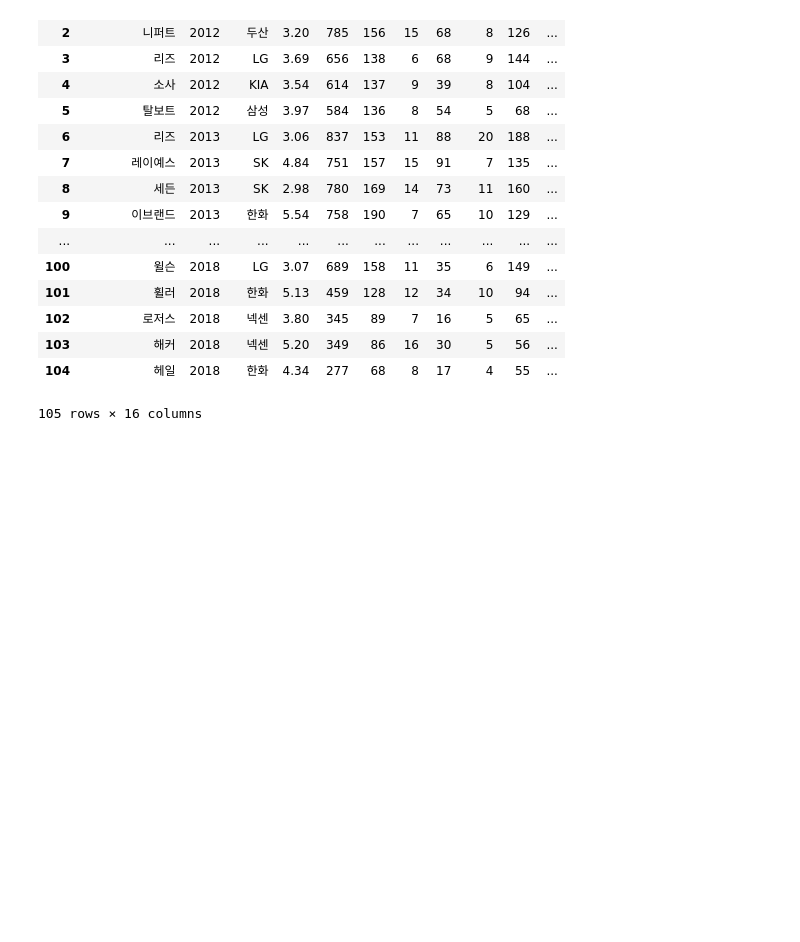
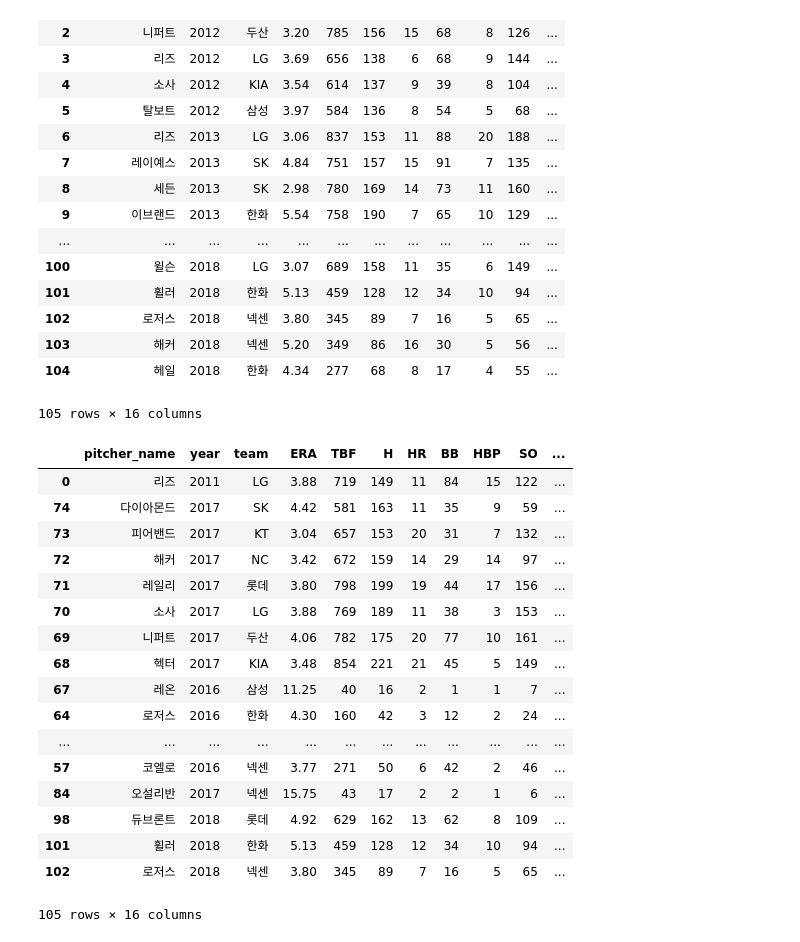
Before and after one commit to sc303030/DataAnalysisStudy, a Jupyter notebook: gyeonghyeon_baseball_01/baseball_2.ipynb, the cells around one changed output. Drawn from its saved outputs; the diff is of its cells as text; code cells hidden in the pictures; blank space fills up the shorter version.

```diff
--- a/gyeonghyeon_baseball_01/baseball_2.ipynb
+++ b/gyeonghyeon_baseball_01/baseball_2.ipynb
@@ -164,3 +161,24 @@ throw_df.fillna(0)
 | 103 | 해커 | 2018 | 넥센 | 5.20 | 349 | 86 | 16 | 30 | 5 | 56 | ... |
 | 104 | 헤일 | 2018 | 한화 | 4.34 | 277 | 68 | 8 | 17 | 4 | 55 | ... |
 105 rows × 16 columns
+# %%
+throw_df.sort_values(by='방출연도', axis=0)
+# %% [output]
+|  | pitcher_name | year | team | ERA | TBF | H | HR | BB | HBP | SO | ... |
+| 0 | 리즈 | 2011 | LG | 3.88 | 719 | 149 | 11 | 84 | 15 | 122 | ... |
+| 74 | 다이아몬드 | 2017 | SK | 4.42 | 581 | 163 | 11 | 35 | 9 | 59 | ... |
+| 73 | 피어밴드 | 2017 | KT | 3.04 | 657 | 153 | 20 | 31 | 7 | 132 | ... |
+| 72 | 해커 | 2017 | NC | 3.42 | 672 | 159 | 14 | 29 | 14 | 97 | ... |
+| 71 | 레일리 | 2017 | 롯데 | 3.80 | 798 | 199 | 19 | 44 | 17 | 156 | ... |
+| 70 | 소사 | 2017 | LG | 3.88 | 769 | 189 | 11 | 38 | 3 | 153 | ... |
+| 69 | 니퍼트 | 2017 | 두산 | 4.06 | 782 | 175 | 20 | 77 | 10 | 161 | ... |
+| 68 | 헥터 | 2017 | KIA | 3.48 | 854 | 221 | 21 | 45 | 5 | 149 | ... |
+| 67 | 레온 | 2016 | 삼성 | 11.25 | 40 | 16 | 2 | 1 | 1 | 7 | ... |
+| 64 | 로저스 | 2016 | 한화 | 4.30 | 160 | 42 | 3 | 12 | 2 | 24 | ... |
+| ... | ... | ... | ... | ... | ... | ... | ... | ... | ... | ... | ... |
+| 57 | 코엘로 | 2016 | 넥센 | 3.77 | 271 | 50 | 6 | 42 | 2 | 46 | ... |
+| 84 | 오설리반 | 2017 | 넥센 | 15.75 | 43 | 17 | 2 | 2 | 1 | 6 | ... |
+| 98 | 듀브론트 | 2018 | 롯데 | 4.92 | 629 | 162 | 13 | 62 | 8 | 109 | ... |
+| 101 | 휠러 | 2018 | 한화 | 5.13 | 459 | 128 | 12 | 34 | 10 | 94 | ... |
+| 102 | 로저스 | 2018 | 넥센 | 3.80 | 345 | 89 | 7 | 16 | 5 | 65 | ... |
+105 rows × 16 columns
```
Also changed, not shown: parts of 2 cells of this notebook, 1 other file.
